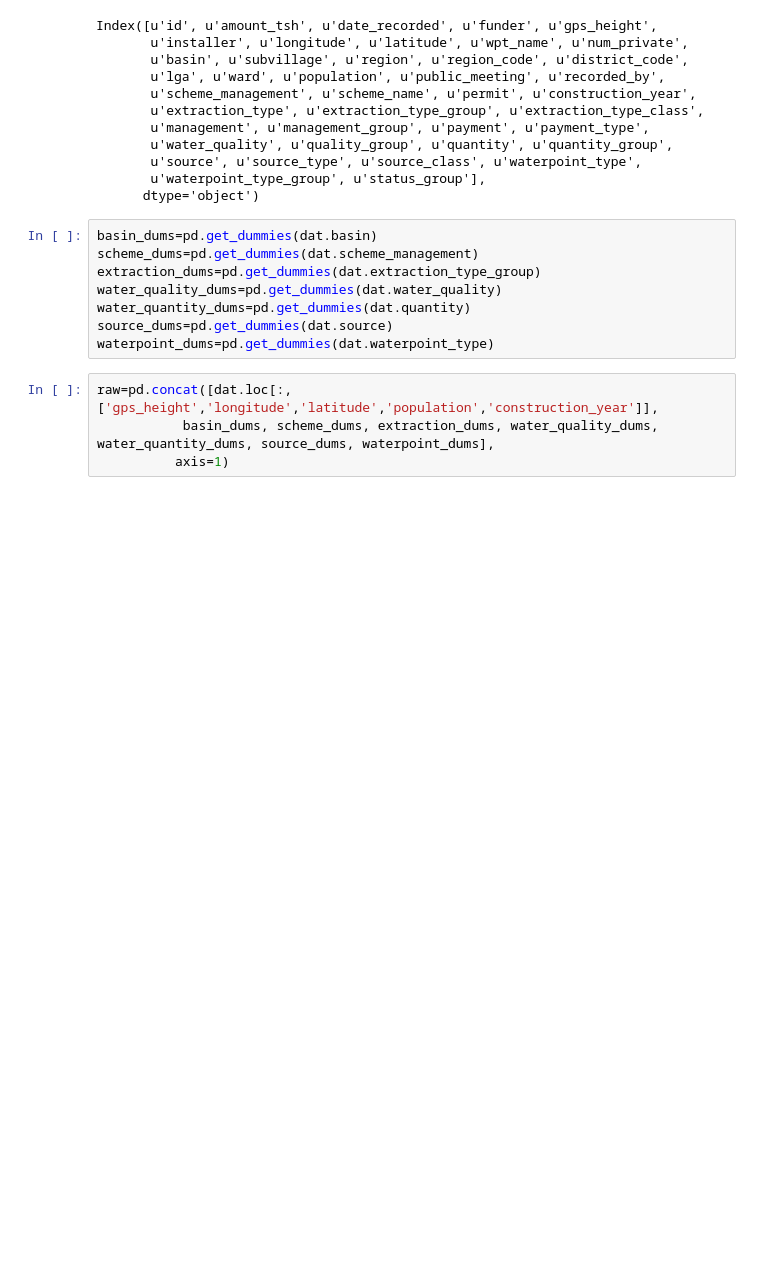
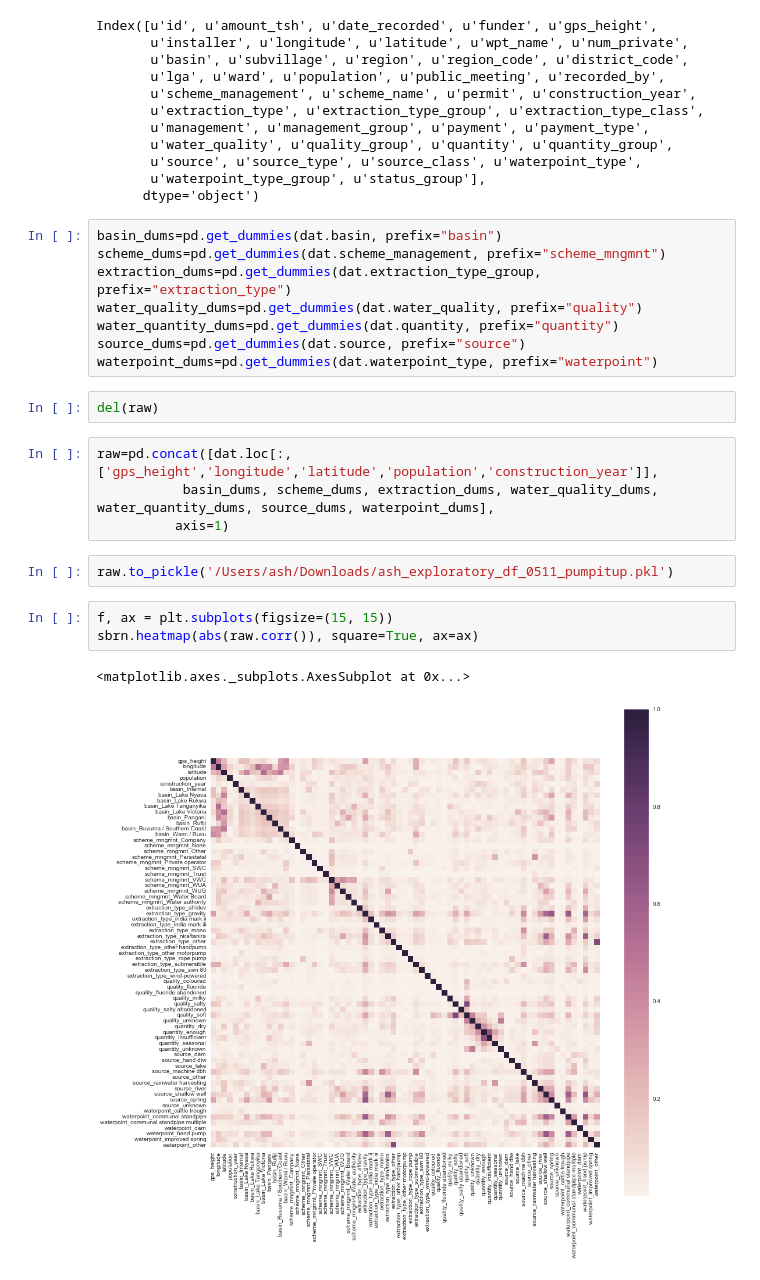
Before and after one commit to ashirwad08/predict-water-pump-failure, a Jupyter notebook: MVP_work/ash_MVP_explore_train.ipynb, the cells around one changed output. Cells and saved outputs as stored; diff of their text form; blank space fills up the shorter version.

```diff
--- a/MVP_work/ash_MVP_explore_train.ipynb
+++ b/MVP_work/ash_MVP_explore_train.ipynb
@@ -206,14 +208,24 @@ Index([u'id', u'amount_tsh', u'date_recorded', u'funder', u'gps_height',
        u'waterpoint_type_group', u'status_group'],
       dtype='object')
 # %%
-basin_dums=pd.get_dummies(dat.basin)
-scheme_dums=pd.get_dummies(dat.scheme_management)
-extraction_dums=pd.get_dummies(dat.extraction_type_group)
-water_quality_dums=pd.get_dummies(dat.water_quality)
-water_quantity_dums=pd.get_dummies(dat.quantity)
-source_dums=pd.get_dummies(dat.source)
-waterpoint_dums=pd.get_dummies(dat.waterpoint_type)
+basin_dums=pd.get_dummies(dat.basin, prefix="basin")
+scheme_dums=pd.get_dummies(dat.scheme_management, prefix="scheme_mngmnt")
+extraction_dums=pd.get_dummies(dat.extraction_type_group, prefix="extraction_type")
+water_quality_dums=pd.get_dummies(dat.water_quality, prefix="quality")
+water_quantity_dums=pd.get_dummies(dat.quantity, prefix="quantity")
+source_dums=pd.get_dummies(dat.source, prefix="source")
+waterpoint_dums=pd.get_dummies(dat.waterpoint_type, prefix="waterpoint")
+# %%
+del(raw)
 # %%
 raw=pd.concat([dat.loc[:,['gps_height','longitude','latitude','population','construction_year']],
            basin_dums, scheme_dums, extraction_dums, water_quality_dums, water_quantity_dums, source_dums, waterpoint_dums],
           axis=1)
+# %%
+raw.to_pickle('/Users/ash/Downloads/ash_exploratory_df_0511_pumpitup.pkl')
+# %%
+f, ax = plt.subplots(figsize=(15, 15))
+sbrn.heatmap(abs(raw.corr()), square=True, ax=ax)
+# %% [output]
+<matplotlib.axes._subplots.AxesSubplot at 0x...>
+[figure, added]
```
Also changed, not shown: parts of 4 cells of this notebook, 1 other file.
